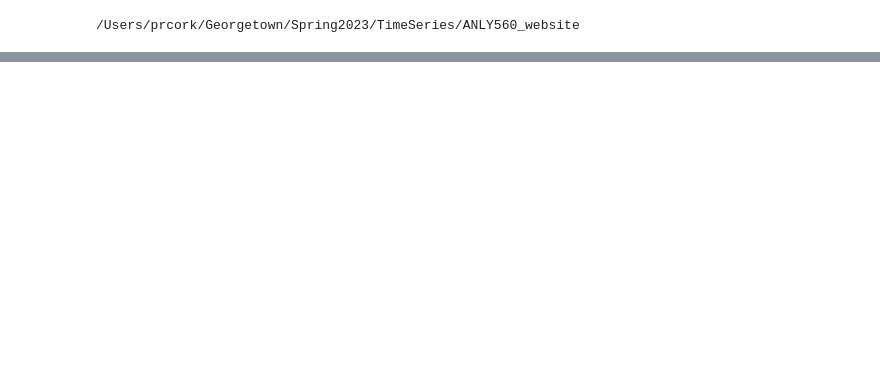
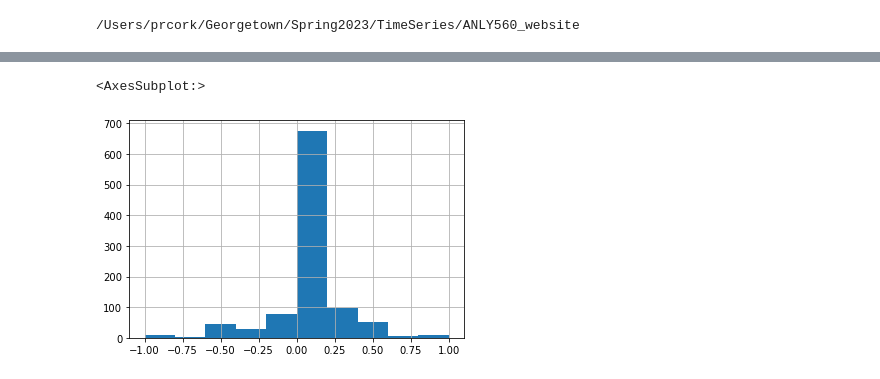
Before and after one commit to phil-cork/TimeSeries_Website, a Jupyter notebook: _analysis/text_analysis_submissions.ipynb, the cells around one changed output, grey strips where cells are left out. Cells and saved outputs as stored; diff of their text form; code cells hidden in the pictures; blank space fills up the shorter version.

```diff
--- a/_analysis/text_analysis_submissions.ipynb
+++ b/_analysis/text_analysis_submissions.ipynb
@@ -56,0 +90,5 @@ Topic #8: card, magic, deck, planeswalkers, planeswalker, token, mark, best, col
+# %%
+finance.polarity.hist()
+# %% [output]
+<AxesSubplot:>
+[figure, added]
```
Also changed, not shown: parts of 13 cells of this notebook, 4 other files.
